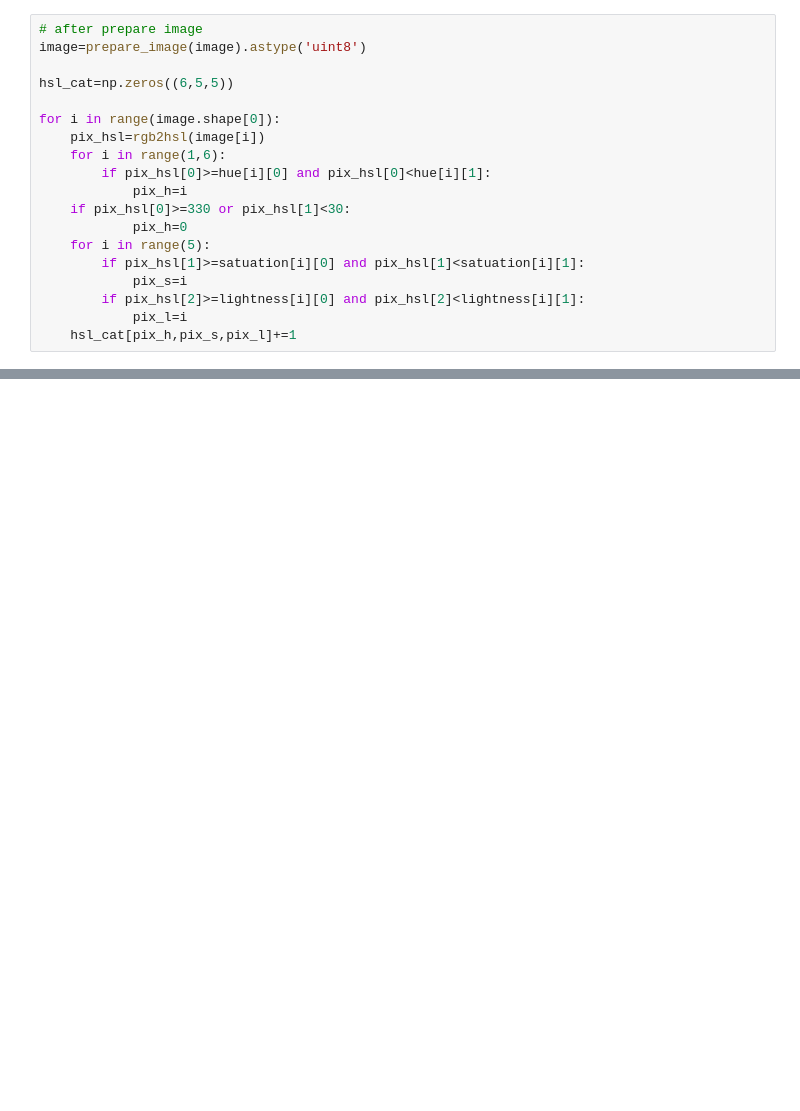
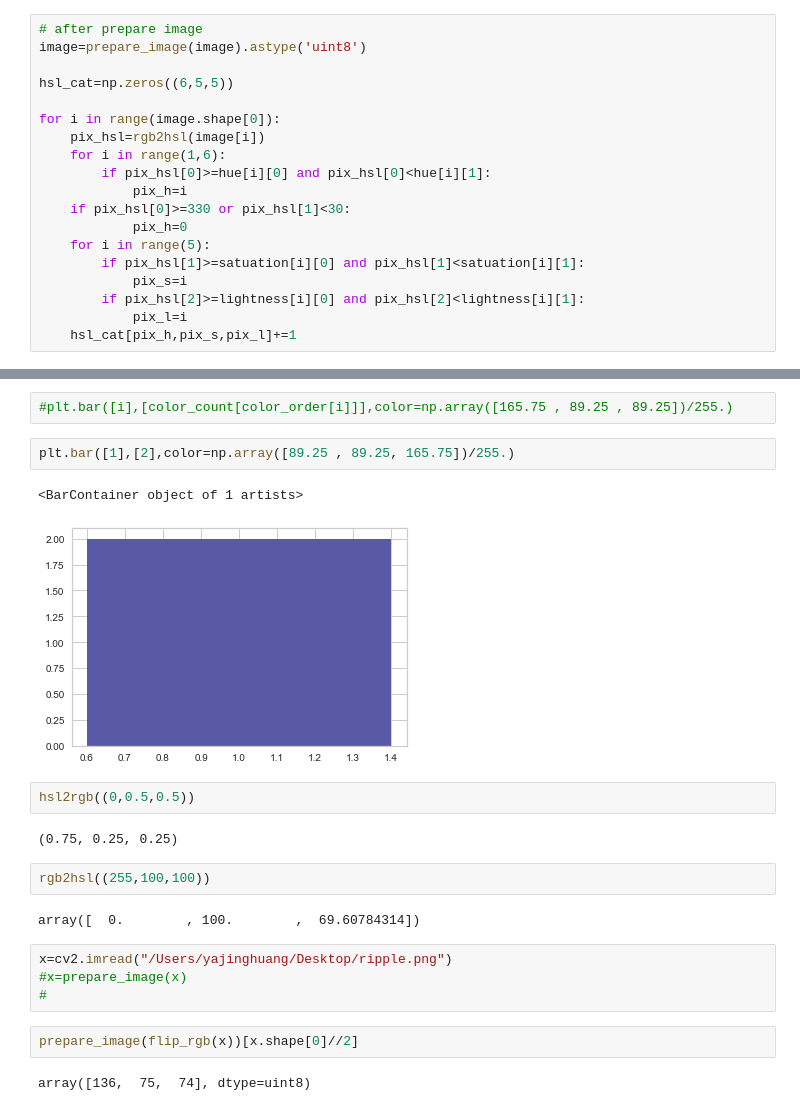
Before and after one commit to yajinghuang-aya/yarnies, a Jupyter notebook: color_pop_hsl.ipynb, the cells around one changed output, grey strips where cells are left out. Saved outputs shown, nothing was run; the diff lists cells and outputs as text; blank space fills up the shorter version.

```diff
--- a/color_pop_hsl.ipynb
+++ b/color_pop_hsl.ipynb
@@ -106,0 +139,23 @@ index_rank
+# %%
+#plt.bar([i],[color_count[color_order[i]]],color=np.array([165.75 , 89.25 , 89.25])/255.)
+# %%
+plt.bar([1],[2],color=np.array([89.25 , 89.25, 165.75])/255.)
+# %% [output]
+<BarContainer object of 1 artists>
+[figure, added]
+# %%
+hsl2rgb((0,0.5,0.5))
+# %% [output]
+(0.75, 0.25, 0.25)
+# %%
+rgb2hsl((255,100,100))
+# %% [output]
+array([  0.        , 100.        ,  69.60784314])
+# %%
+x=cv2.imread("/Users/yajinghuang/Desktop/ripple.png")
+#x=prepare_image(x)
+#
+# %%
+prepare_image(flip_rgb(x))[x.shape[0]//2]
+# %% [output]
+array([136,  75,  74], dtype=uint8)
```
Also changed, not shown: parts of 30 cells of this notebook, 3 other files.
